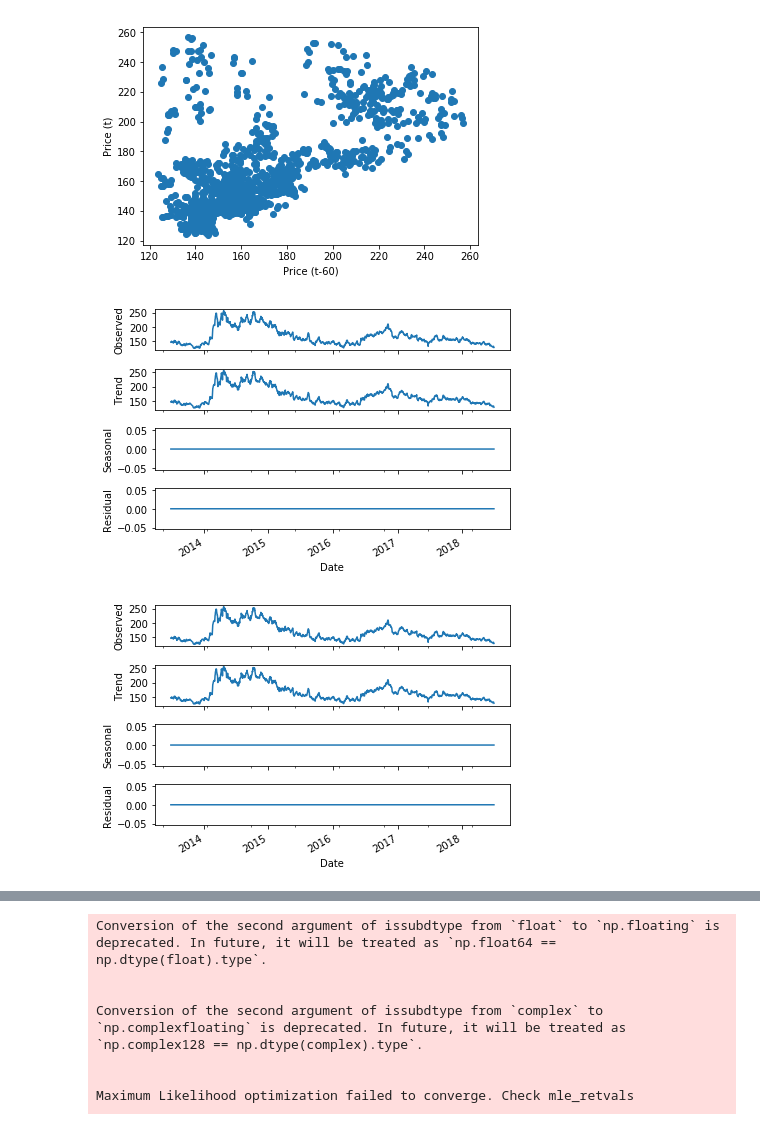
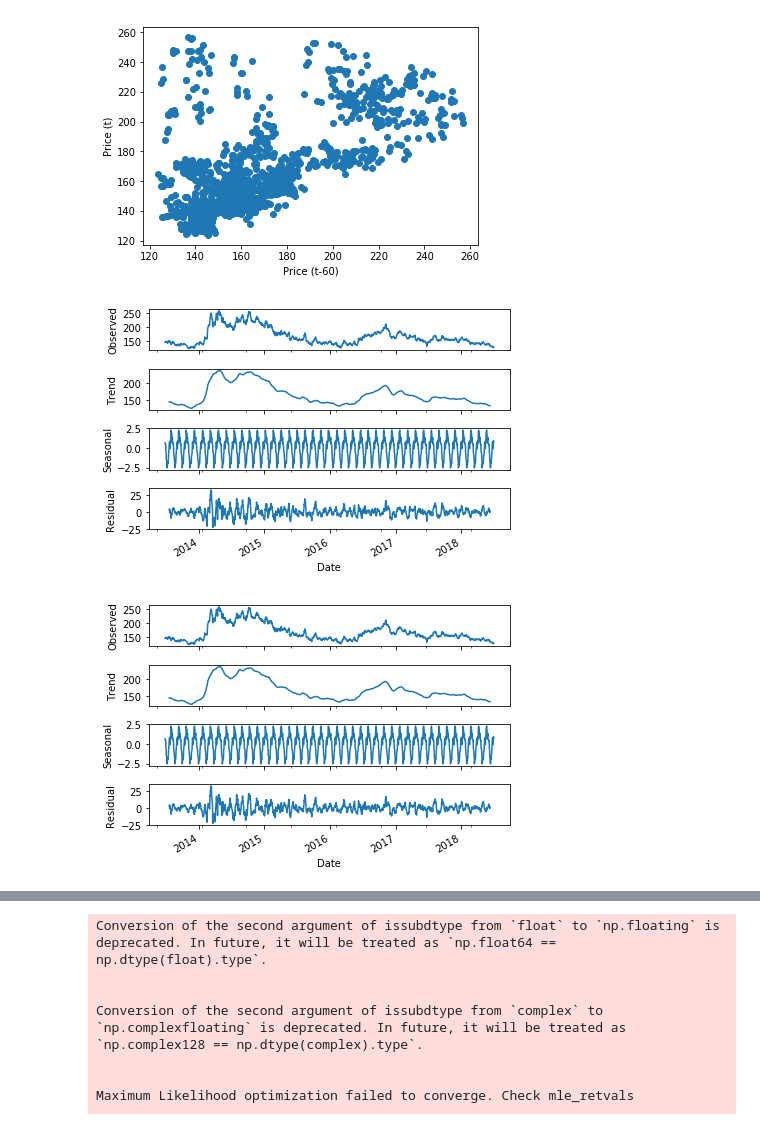
Before and after one commit to jgroth1/Project_1_Coffee_Price_Predictors, a Jupyter notebook: Analysis/Regression_Analysis.ipynb, the cells around one changed output, grey strips where cells are left out. Cells and saved outputs as stored; diff of their text form; code cells hidden in the pictures.

```diff
--- a/Analysis/Regression_Analysis.ipynb
+++ b/Analysis/Regression_Analysis.ipynb
@@ -180,11 +180,11 @@ Price_DF.set_index('Date', inplace=True)
 # %%
 Price = Price_DF['PX_LAST'].to_frame()
 # %%
-result = seasonal_decompose(Price, freq=1, model='additive')
+result = seasonal_decompose(Price, freq=30, model='additive')
 result.plot()
 # %% [output]
-[figure, old version]
+[figure, new version]
-[figure, old version]
+[figure, new version]
 # %%
 
 model = ARIMA(Price_DF.iloc[:,1], order=(10,1,1))
```
Also changed, not shown: parts of 31 cells of this notebook, 8 other files.
